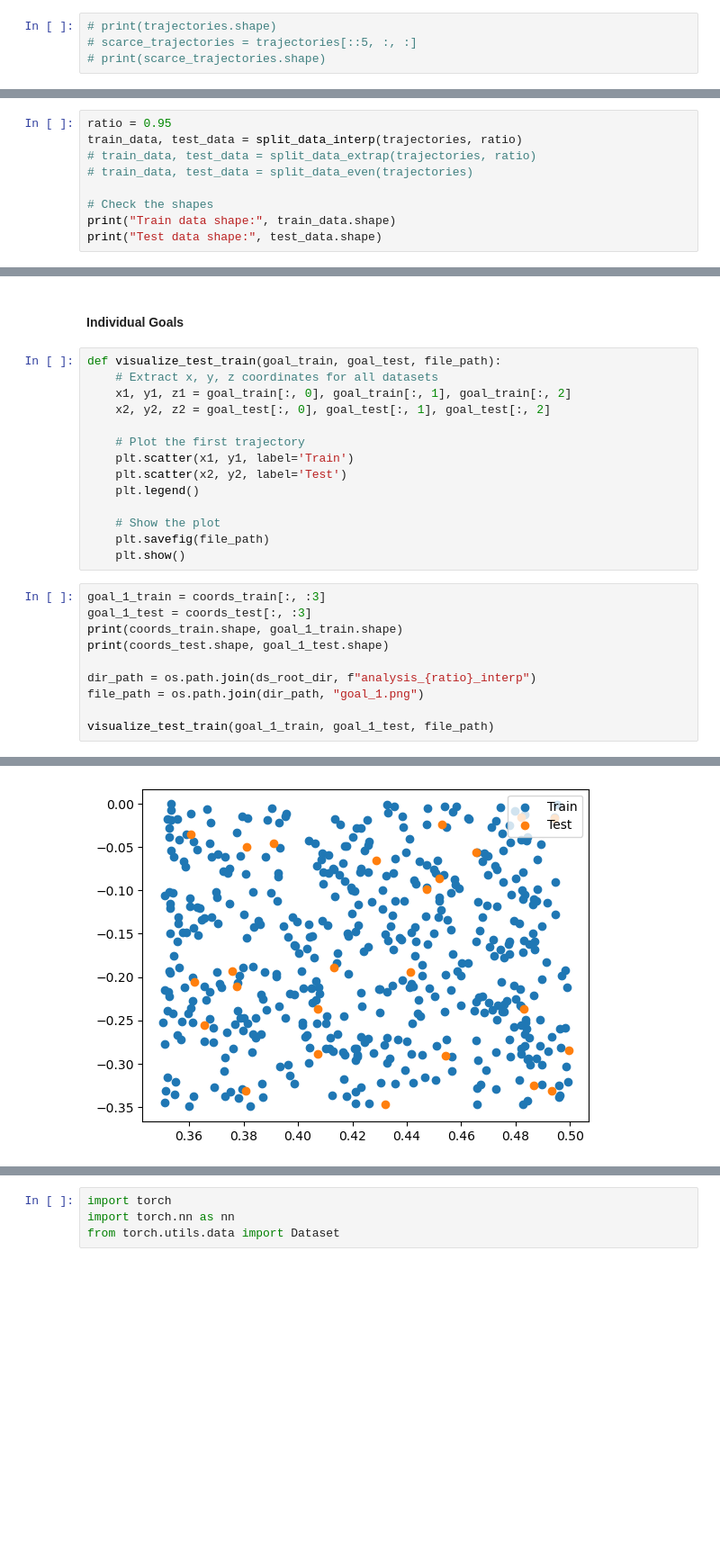
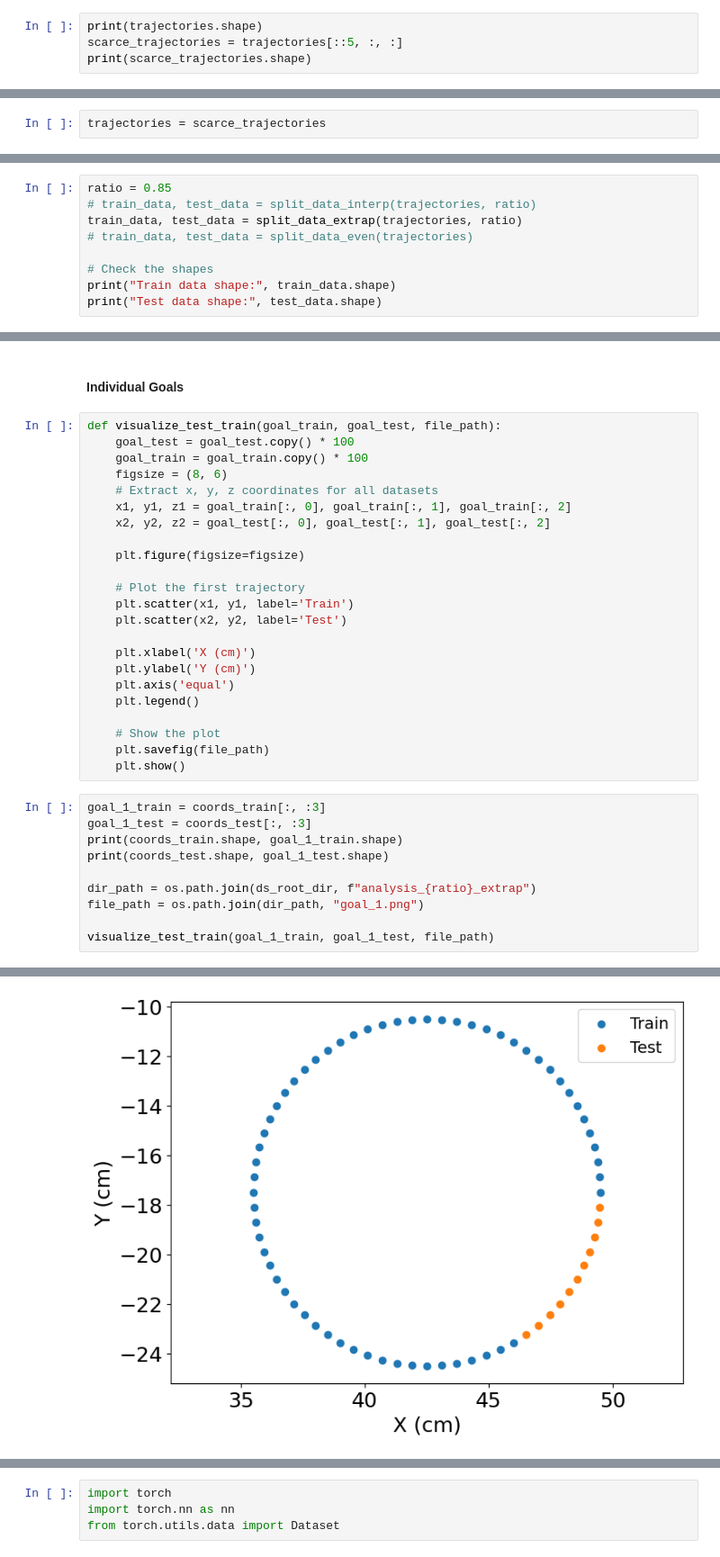
Before and after one commit to arash-mehrabi-z/dnfc-torobo, a Jupyter notebook: feedback_controller/fbc/neural_network/data.ipynb, the cells around one changed output, grey strips where cells are left out. Shown at 90% size. Cells and saved outputs as stored; diff of their text form; blank space fills up the shorter version.

```diff
--- a/feedback_controller/fbc/neural_network/data.ipynb
+++ b/feedback_controller/fbc/neural_network/data.ipynb
@@ -78,6 +83,6 @@ array([[[ 0.        ,  0.        ,  0.        ,  0.        ,
 # %% [markdown]
 Make the data scarce by selecting only every 5 degrees
 # %%
-# print(trajectories.shape)
-# scarce_trajectories = trajectories[::5, :, :]
-# print(scarce_trajectories.shape)
+print(trajectories.shape)
+scarce_trajectories = trajectories[::5, :, :]
+print(scarce_trajectories.shape)
@@ -95,3 +106,5 @@ Make the data scarce by selecting only every 5 degrees
+# %%
+trajectories = scarce_trajectories
 # %% [markdown]
 Split data
 # %%
@@ -134,9 +147,9 @@ def save_file(array, path):
     with open(path, 'wb') as f:
         np.save(f, array)
 # %%
-ratio = 0.95
-train_data, test_data = split_data_interp(trajectories, ratio)
-# train_data, test_data = split_data_extrap(trajectories, ratio)
+ratio = 0.85
+# train_data, test_data = split_data_interp(trajectories, ratio)
+train_data, test_data = split_data_extrap(trajectories, ratio)
 # train_data, test_data = split_data_even(trajectories)
 
 # Check the shapes
@@ -306,13 +318,22 @@ with open(log_path, 'w') as output:
 #### Individual Goals
 # %%
 def visualize_test_train(goal_train, goal_test, file_path):
+    goal_test = goal_test.copy() * 100
+    goal_train = goal_train.copy() * 100
+    figsize = (8, 6)
     # Extract x, y, z coordinates for all datasets
     x1, y1, z1 = goal_train[:, 0], goal_train[:, 1], goal_train[:, 2]
     x2, y2, z2 = goal_test[:, 0], goal_test[:, 1], goal_test[:, 2]
 
+    plt.figure(figsize=figsize)
+
     # Plot the first trajectory
     plt.scatter(x1, y1, label='Train')
     plt.scatter(x2, y2, label='Test')
+
+    plt.xlabel('X (cm)')
+    plt.ylabel('Y (cm)')
+    plt.axis('equal')
     plt.legend()
 
     # Show the plot
@@ -324,7 +345,7 @@ goal_1_test = coords_test[:, :3]
 print(coords_train.shape, goal_1_train.shape)
 print(coords_test.shape, goal_1_test.shape)
 
-dir_path = os.path.join(ds_root_dir, f"analysis_{ratio}_interp")
+dir_path = os.path.join(ds_root_dir, f"analysis_{ratio}_extrap")
 file_path = os.path.join(dir_path, "goal_1.png")
 
 visualize_test_train(goal_1_train, goal_1_test, file_path)
@@ -334 +355 @@ visualize_test_train(goal_1_train, goal_1_test, file_path)
-[figure, old version]
+[figure, new version]
```
Also changed, not shown: parts of 21 cells of this notebook, 4 other files.
